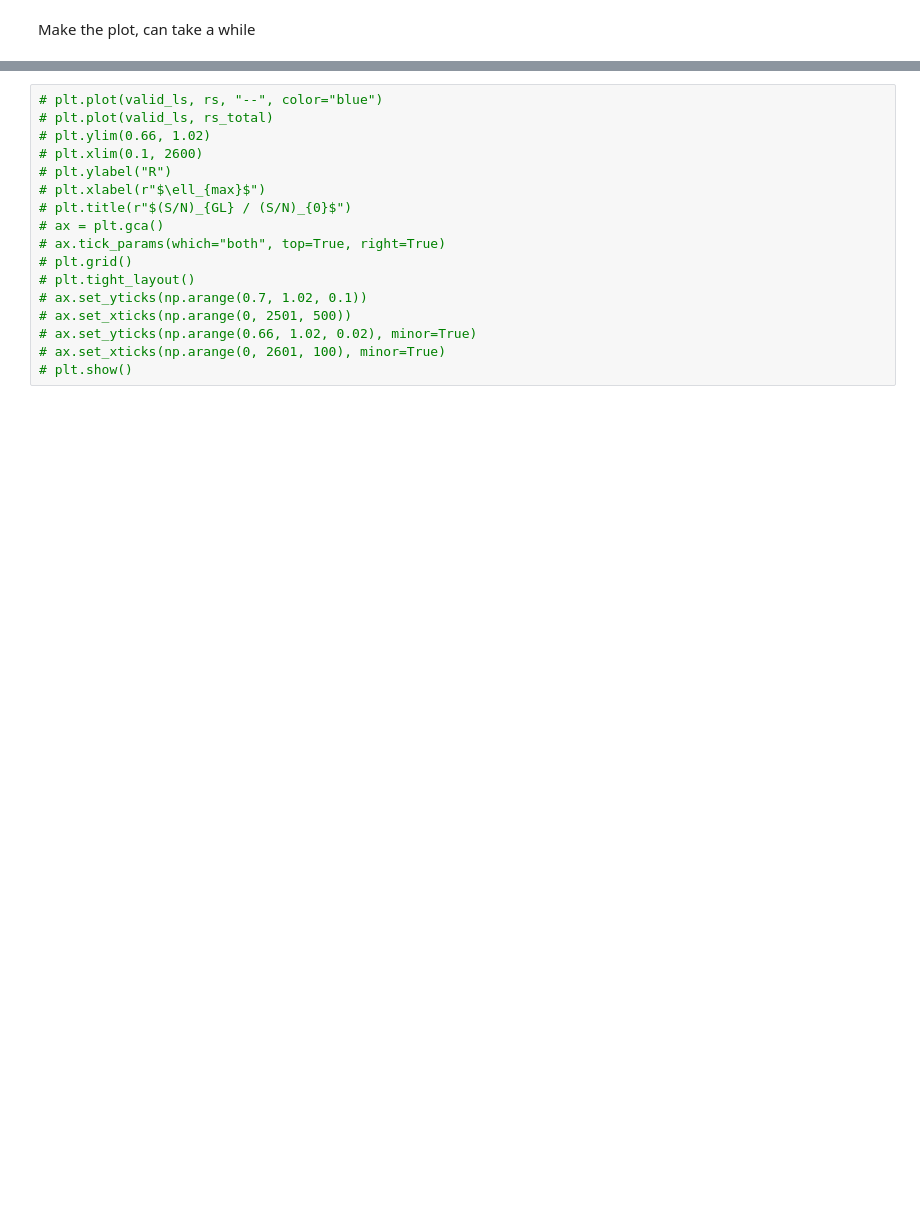
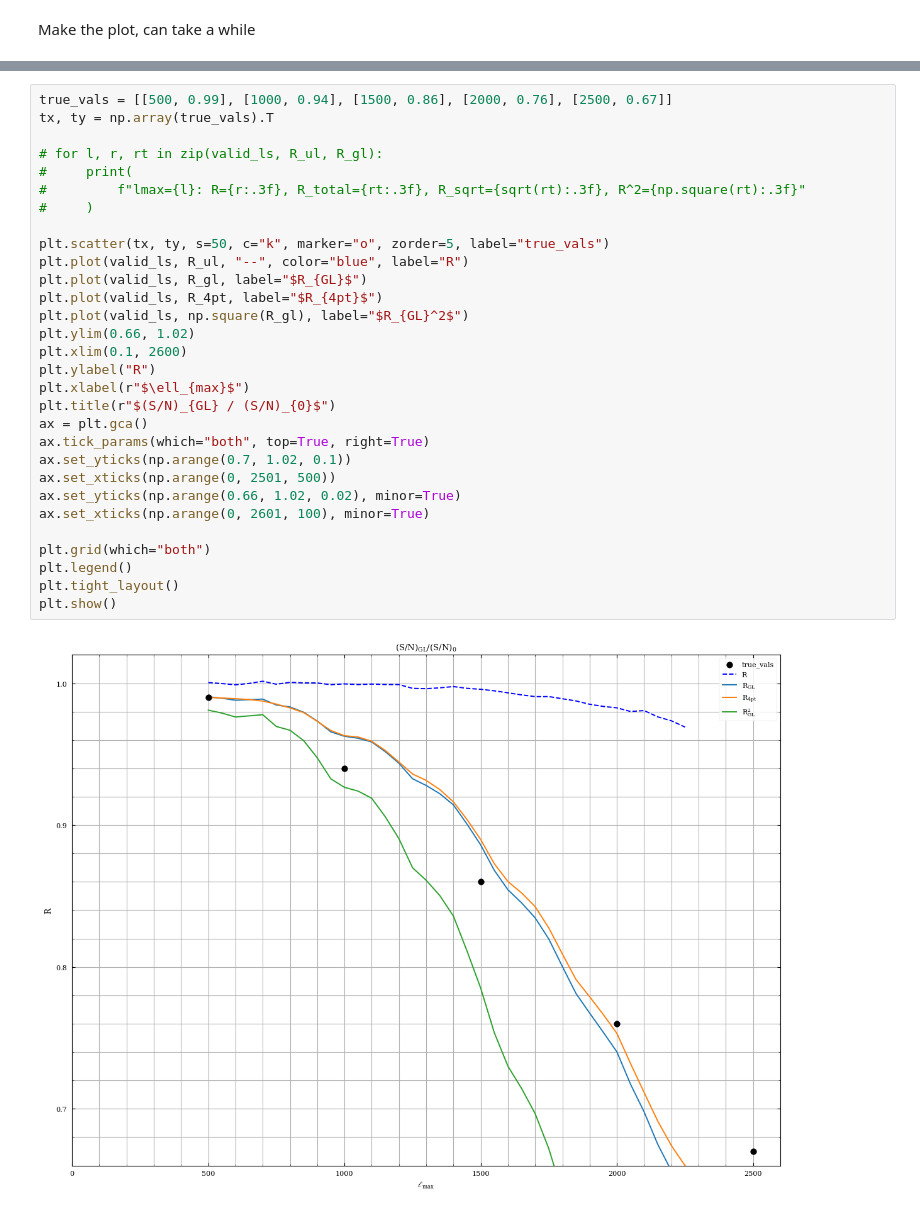
Before and after one commit to JBrandonS/MLPNG, a Jupyter notebook: lens_test.ipynb, the cells around one changed output, grey strips where cells are left out. Cells and saved outputs as stored; diff of their text form; blank space fills up the shorter version.

```diff
--- a/lens_test.ipynb
+++ b/lens_test.ipynb
@@ -1221,17 +1900,32 @@ Make the plot, can take a while
 # %%
-# plt.plot(valid_ls, rs, "--", color="blue")
-# plt.plot(valid_ls, rs_total)
-# plt.ylim(0.66, 1.02)
-# plt.xlim(0.1, 2600)
-# plt.ylabel("R")
-# plt.xlabel(r"$\ell_{max}$")
-# plt.title(r"$(S/N)_{GL} / (S/N)_{0}$")
-# ax = plt.gca()
-# ax.tick_params(which="both", top=True, right=True)
-# plt.grid()
-# plt.tight_layout()
-# ax.set_yticks(np.arange(0.7, 1.02, 0.1))
-# ax.set_xticks(np.arange(0, 2501, 500))
-# ax.set_yticks(np.arange(0.66, 1.02, 0.02), minor=True)
-# ax.set_xticks(np.arange(0, 2601, 100), minor=True)
-# plt.show()
+true_vals = [[500, 0.99], [1000, 0.94], [1500, 0.86], [2000, 0.76], [2500, 0.67]]
+tx, ty = np.array(true_vals).T
+
+# for l, r, rt in zip(valid_ls, R_ul, R_gl):
+#     print(
+#         f"lmax={l}: R={r:.3f}, R_total={rt:.3f}, R_sqrt={sqrt(rt):.3f}, R^2={np.square(rt):.3f}"
+#     )
+
+plt.scatter(tx, ty, s=50, c="k", marker="o", zorder=5, label="true_vals")
+plt.plot(valid_ls, R_ul, "--", color="blue", label="R")
+plt.plot(valid_ls, R_gl, label="$R_{GL}$")
+plt.plot(valid_ls, R_4pt, label="$R_{4pt}$")
+plt.plot(valid_ls, np.square(R_gl), label="$R_{GL}^2$")
+plt.ylim(0.66, 1.02)
+plt.xlim(0.1, 2600)
+plt.ylabel("R")
+plt.xlabel(r"$\ell_{max}$")
+plt.title(r"$(S/N)_{GL} / (S/N)_{0}$")
+ax = plt.gca()
+ax.tick_params(which="both", top=True, right=True)
+ax.set_yticks(np.arange(0.7, 1.02, 0.1))
+ax.set_xticks(np.arange(0, 2501, 500))
+ax.set_yticks(np.arange(0.66, 1.02, 0.02), minor=True)
+ax.set_xticks(np.arange(0, 2601, 100), minor=True)
+
+plt.grid(which="both")
+plt.legend()
+plt.tight_layout()
+plt.show()
+# %% [output]
+[figure, added]
```
Also changed, not shown: parts of 54 cells of this notebook.
